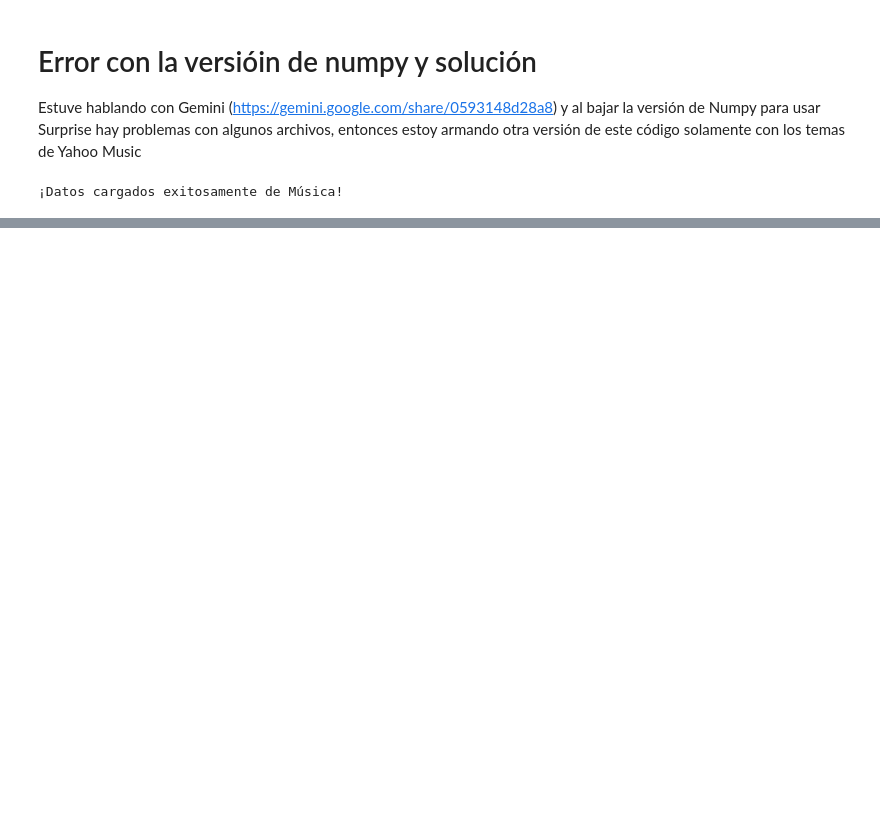
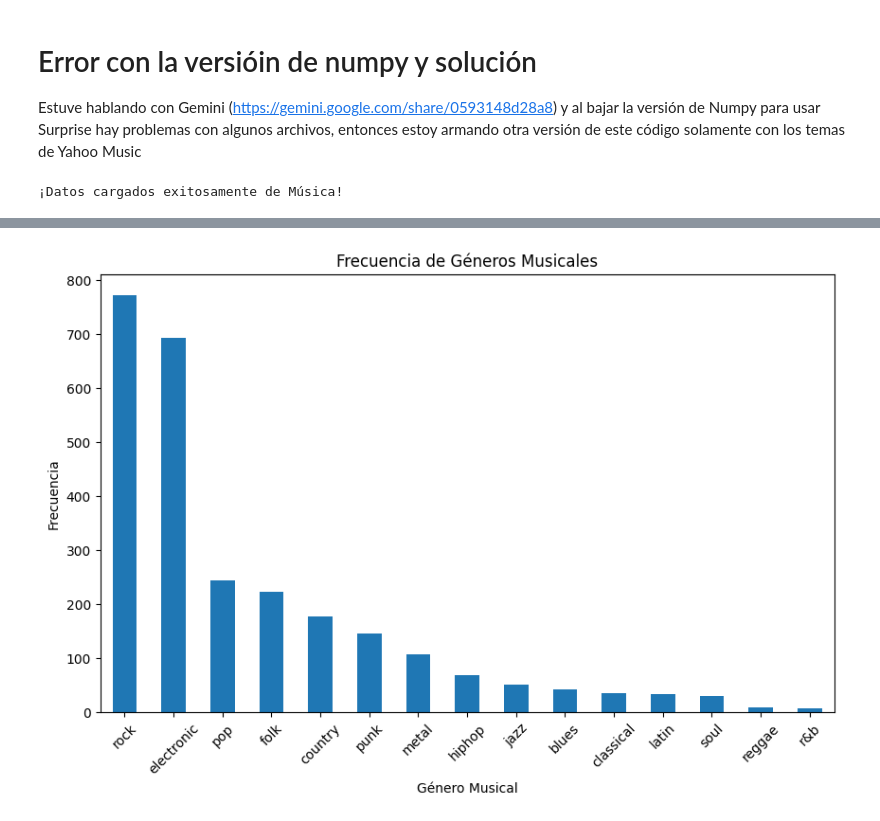
Before and after one commit to davidlealo/tarea_1_sisrec_2026, a Jupyter notebook: TAREA_1b_SICREC_G26.ipynb, the cells around one changed output, grey strips where cells are left out. Saved outputs shown, nothing was run; the diff lists cells and outputs as text; code cells hidden in the pictures; blank space fills up the shorter version.

```diff
--- a/TAREA_1b_SICREC_G26.ipynb
+++ b/TAREA_1b_SICREC_G26.ipynb
@@ -7,6 +7,38 @@
 
 *   Marcelo Vargas
 *   David Leal
+# %%
+import pandas as pd
+import numpy as np
+import requests
+from io import BytesIO
+
+# Variable para URLs
+BASE_URL = "https://raw.githubusercontent.com/davidlealo/tarea_1_sisrec_2026/main/data/"
+
+def get_url(file_name):
+    return f"{BASE_URL}{file_name}"
+
+
+df_train_music = pd.read_csv(get_url("ydata_train.txt"), sep='\t',
+                             names=['user_id', 'artist_id', 'rating'], header=None)
+df_val_music = pd.read_csv(get_url("ydata_val.txt"), sep='\t',
+                           names=['user_id', 'artist_id', 'rating'], header=None)
+df_artists = pd.read_csv(get_url("ydata_artists.txt"), sep='\t',
+                         names=['artist_id', 'artist_name', 'genre'], header=None)
+
+df_train_wiki = pd.read_csv(get_url("wikimedia_train.csv"))
+df_val_wiki = pd.read_csv(get_url("wikimedia_validation.csv"))
+
+
+def load_remote_npy(file_name):
+    response = requests.get(get_url(file_name))
+    return np.load(BytesIO(response.content), allow_pickle=True)
+
+image_embeddings = load_remote_npy("wikimedia_image_embeddings.npy")
+item_id_to_idx = load_remote_npy("wikimedia_item_id_to_idx.npy").item()
+
+print("¡Datos cargados exitosamente!")
 # %%
 !pip uninstall -y numpy
 !pip install numpy==1.26
@@ -420,0 +110,3 @@ Copia las tablas y gráficos al informe PDF.
+# %%
+generos_musicales = df_artists['genre'].value_counts()
+generos_musicales
@@ -420,0 +134,9 @@ Copia las tablas y gráficos al informe PDF.
+# %%
+generos_musicales.plot(kind='bar', figsize=(10, 6))
+plt.title('Frecuencia de Géneros Musicales')
+plt.xlabel('Género Musical')
+plt.ylabel('Frecuencia')
+plt.xticks(rotation=45)
+plt.show()
+# %% [output]
+[figure, added]
```
Also changed, not shown: parts of 133 cells of this notebook.
